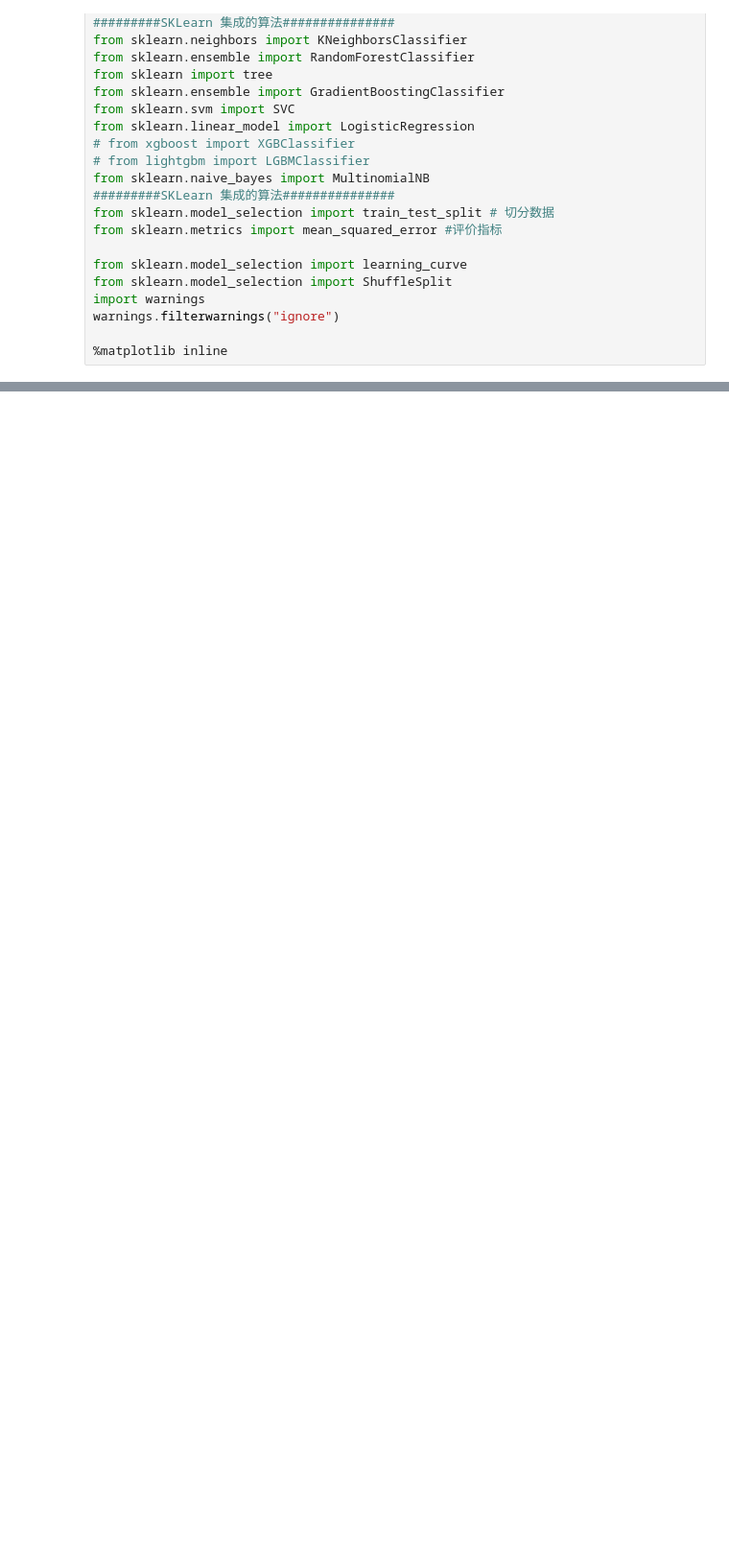
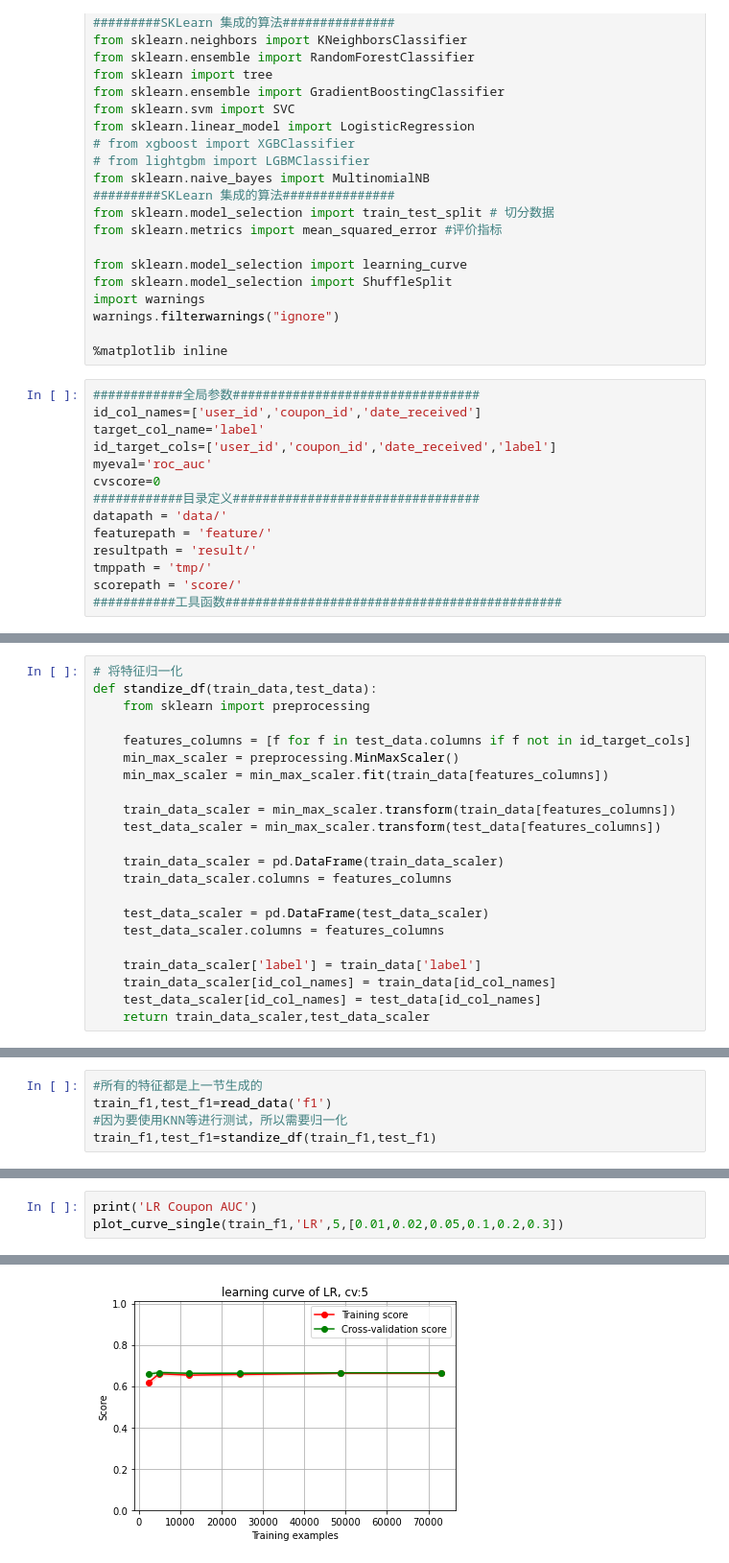
Before and after one commit to AlieZVzz/Tianchi-Data-Analy, a Jupyter notebook: O2O优惠券预测/模型训练.ipynb, the cells around one changed output, grey strips where cells are left out. Shown at 96% size. Cells and saved outputs as stored; diff of their text form; blank space fills up the shorter version.

```diff
--- a/O2O优惠券预测/模型训练.ipynb
+++ b/O2O优惠券预测/模型训练.ipynb
@@ -30,3 +30,17 @@ import warnings
 warnings.filterwarnings("ignore")
 
 %matplotlib inline
+# %%
+############全局参数#################################
+id_col_names=['user_id','coupon_id','date_received']
+target_col_name='label'
+id_target_cols=['user_id','coupon_id','date_received','label']
+myeval='roc_auc'
+cvscore=0
+############目录定义#################################
+datapath = 'data/'
+featurepath = 'feature/'
+resultpath = 'result/'
+tmppath = 'tmp/'
+scorepath = 'score/'
+###########工具函数#############################################
@@ -32,0 +79,22 @@ warnings.filterwarnings("ignore")
+# %%
+# 将特征归一化
+def standize_df(train_data,test_data):
+    from sklearn import preprocessing
+
+    features_columns = [f for f in test_data.columns if f not in id_target_cols]
+    min_max_scaler = preprocessing.MinMaxScaler()
+    min_max_scaler = min_max_scaler.fit(train_data[features_columns])
+
+    train_data_scaler = min_max_scaler.transform(train_data[features_columns])
+    test_data_scaler = min_max_scaler.transform(test_data[features_columns])
+
+    train_data_scaler = pd.DataFrame(train_data_scaler)
+    train_data_scaler.columns = features_columns
+
+    test_data_scaler = pd.DataFrame(test_data_scaler)
+    test_data_scaler.columns = features_columns
+
+    train_data_scaler['label'] = train_data['label']
+    train_data_scaler[id_col_names] = train_data[id_col_names]
+    test_data_scaler[id_col_names] = test_data[id_col_names]
+    return train_data_scaler,test_data_scaler
@@ -32,0 +231,5 @@ warnings.filterwarnings("ignore")
+# %%
+#所有的特征都是上一节生成的
+train_f1,test_f1=read_data('f1')
+#因为要使用KNN等进行测试，所以需要归一化
+train_f1,test_f1=standize_df(train_f1,test_f1)
@@ -32,0 +254,4 @@ warnings.filterwarnings("ignore")
+# %%
+print('LR Coupon AUC')
+plot_curve_single(train_f1,'LR',5,[0.01,0.02,0.05,0.1,0.2,0.3])
+# %% [output]
@@ -32,0 +259 @@ warnings.filterwarnings("ignore")
+[figure, added]
```
Also changed, not shown: parts of 19 cells of this notebook, 1 other file.
